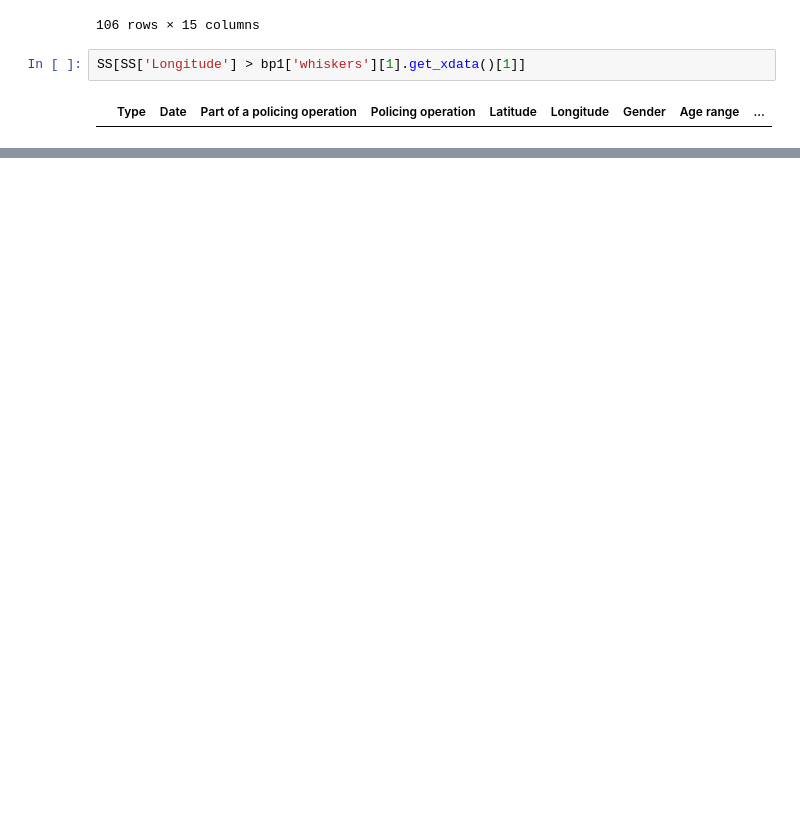
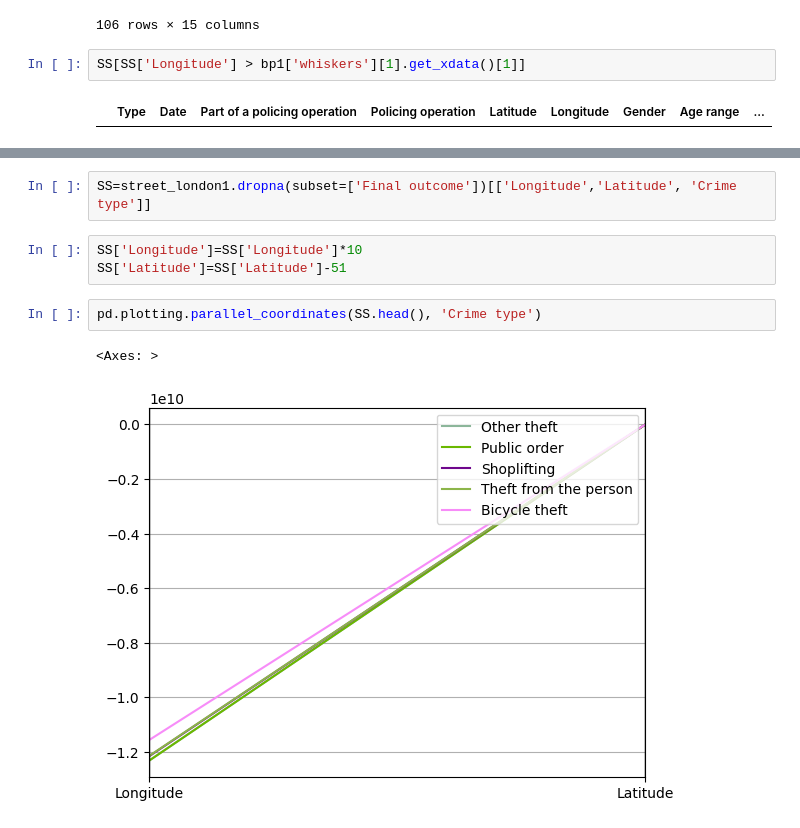
Before and after one commit to emkrit1242/MSC_DPDM_2025, a Jupyter notebook: Data101.ipynb, the cells around one changed output, grey strips where cells are left out. Cells and saved outputs as stored; diff of their text form; blank space fills up the shorter version.

```diff
--- a/Data101.ipynb
+++ b/Data101.ipynb
@@ -716,0 +909,10 @@ SS[SS['Longitude'] > bp1['whiskers'][1].get_xdata()[1]]
+# %%
+SS=street_london1.dropna(subset=['Final outcome'])[['Longitude','Latitude', 'Crime type']]
+# %%
+SS['Longitude']=SS['Longitude']*10
+SS['Latitude']=SS['Latitude']-51
+# %%
+pd.plotting.parallel_coordinates(SS.head(), 'Crime type')
+# %% [output]
+<Axes: >
+[figure, added]
```
Also changed, not shown: parts of 26 cells of this notebook.
